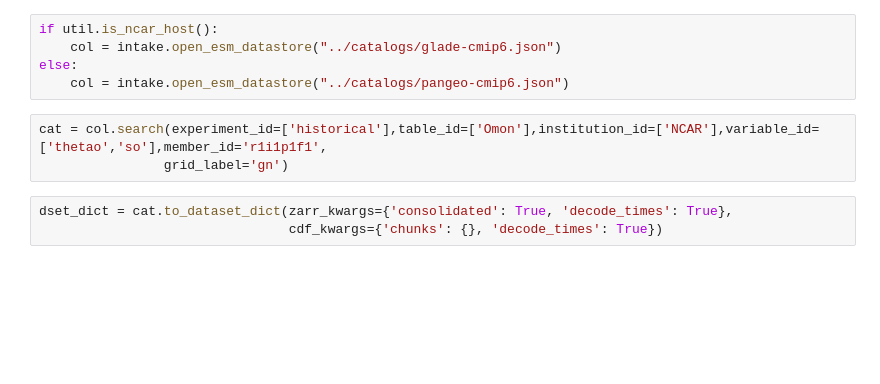
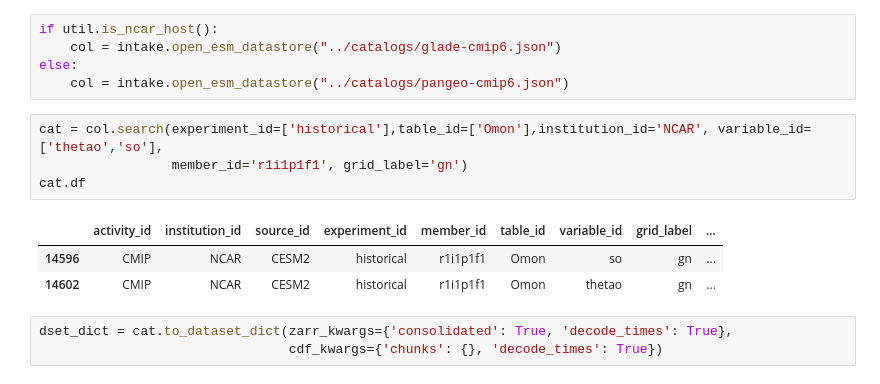
Before and after one commit to s-ragen/cmip6hack-so-project, a Jupyter notebook: notebooks/oncemorewithfeeling.ipynb, the cells around one changed output. Drawn from its saved outputs; the diff is of its cells as text; blank space fills up the shorter version.

```diff
--- a/notebooks/oncemorewithfeeling.ipynb
+++ b/notebooks/oncemorewithfeeling.ipynb
@@ -16,8 +29,13 @@ if util.is_ncar_host():
 else:
     col = intake.open_esm_datastore("../catalogs/pangeo-cmip6.json")
 # %%
-cat = col.search(experiment_id=['historical'],table_id=['Omon'],institution_id=['NCAR'],variable_id=['thetao','so'],member_id='r1i1p1f1',
-                grid_label='gn')
+cat = col.search(experiment_id=['historical'],table_id=['Omon'],institution_id='NCAR', variable_id=['thetao','so'],
+                 member_id='r1i1p1f1', grid_label='gn')
+cat.df
+# %% [output]
+|  | activity_id | institution_id | source_id | experiment_id | member_id | table_id | variable_id | grid_label | ... |
+| 14596 | CMIP | NCAR | CESM2 | historical | r1i1p1f1 | Omon | so | gn | ... |
+| 14602 | CMIP | NCAR | CESM2 | historical | r1i1p1f1 | Omon | thetao | gn | ... |
 # %%
 dset_dict = cat.to_dataset_dict(zarr_kwargs={'consolidated': True, 'decode_times': True},
                                 cdf_kwargs={'chunks': {}, 'decode_times': True})
```
Also changed, not shown: parts of 6 cells of this notebook, 1 other file.
